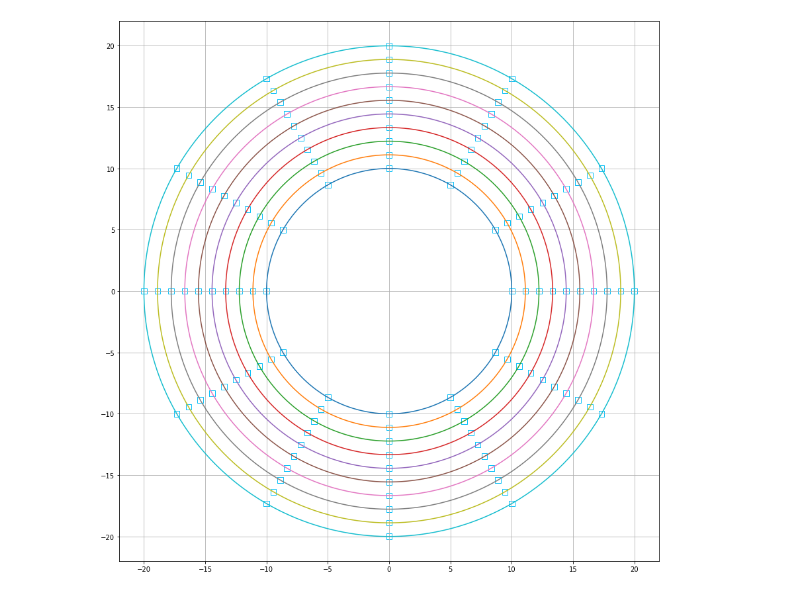
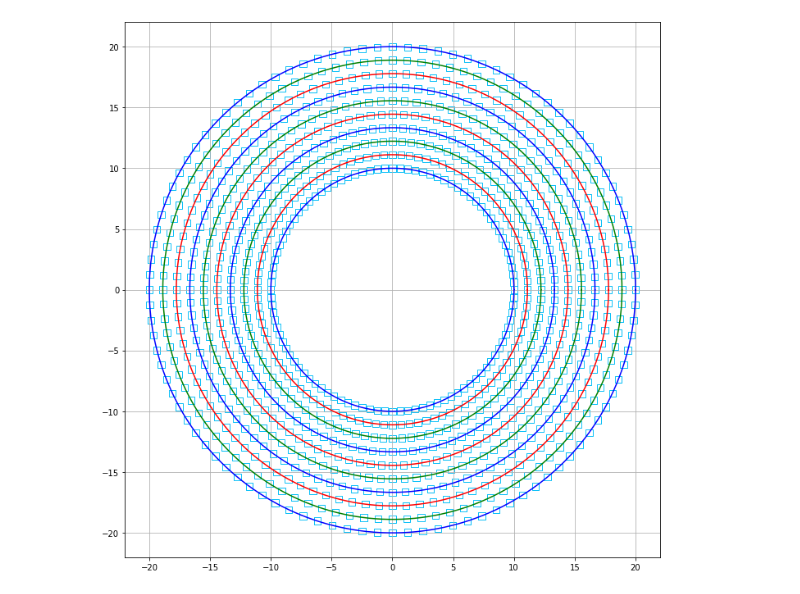
Before and after one commit to wavelolz/littlething, a Jupyter notebook: forlooping.ipynb, the cells around one changed output. Drawn from its saved outputs; the diff is of its cells as text; code cells hidden in the pictures.

```diff
--- a/forlooping.ipynb
+++ b/forlooping.ipynb
@@ -4,30 +18,41 @@ import matplotlib.pyplot as plt
 # %%
+# 參數設定
 n = 2000 # 一圈的點的數量
 circle_num = 10 # 圓圈的數量
 radius_min, radius_max = 10, 20 # 最小和最大園的半徑
+color = ["blue", "red", "green"] # 圓圈的顏色 / should be list
+marker_num = 100 # 一圈中marker的數量
 marker = "s" # marker種類
-marker_size = 75 # marker大小
+
+#-------------------------------------
 
 # 設定座標
 radius = np.linspace(radius_min, radius_max, circle_num, endpoint=True)
-marker_ang = np.linspace(0, 2 * np.pi, 12, endpoint= False)
+marker_ang = np.linspace(0, 2 * np.pi, marker_num, endpoint= False)
 
-fig, ax = plt.subplots(figsize = [15, 15])
+#-------------------------------------
+
+# figure, axes參數設定
+fig, ax = plt.subplots(figsize = [12, 12])
 ax.set_xlim([-radius_max*1.1, radius_max*1.1])
 ax.set_ylim([-radius_max*1.1, radius_max*1.1])
 ax.grid(True)
+ax.set_aspect("equal")
+count = 0
+
+#-------------------------------------
+
 
 # 畫圖
 for i in radius:
-    angle = np.linspace(0, 2 * np.pi, 2000)
+    angle = np.linspace(0, 2 * np.pi, n)
     x = i * np.cos(angle)
     y = i * np.sin(angle)
-    marker_x = i * np.cos(marker_ang)
-    marker_y = i * np.sin(marker_ang)
-    ax.plot(x, y)
-    ax.scatter(marker_x, marker_y, s = marker_size, marker = marker,
+    marker_x, marker_y  = i * np.cos(marker_ang), i * np.sin(marker_ang)
+    ax.plot(x, y, color = color[count % len(color)])
+    ax.scatter(marker_x, marker_y, s = 70, marker = marker,
     facecolors = "None", edgecolors= "#11C1F7")
-    ax.set_aspect("equal")
+    count += 1
 plt.show()
 # %% [output]
-[figure, old version]
+[figure, new version]
```
Also changed, not shown: parts of 14 cells of this notebook, 1 other file.
